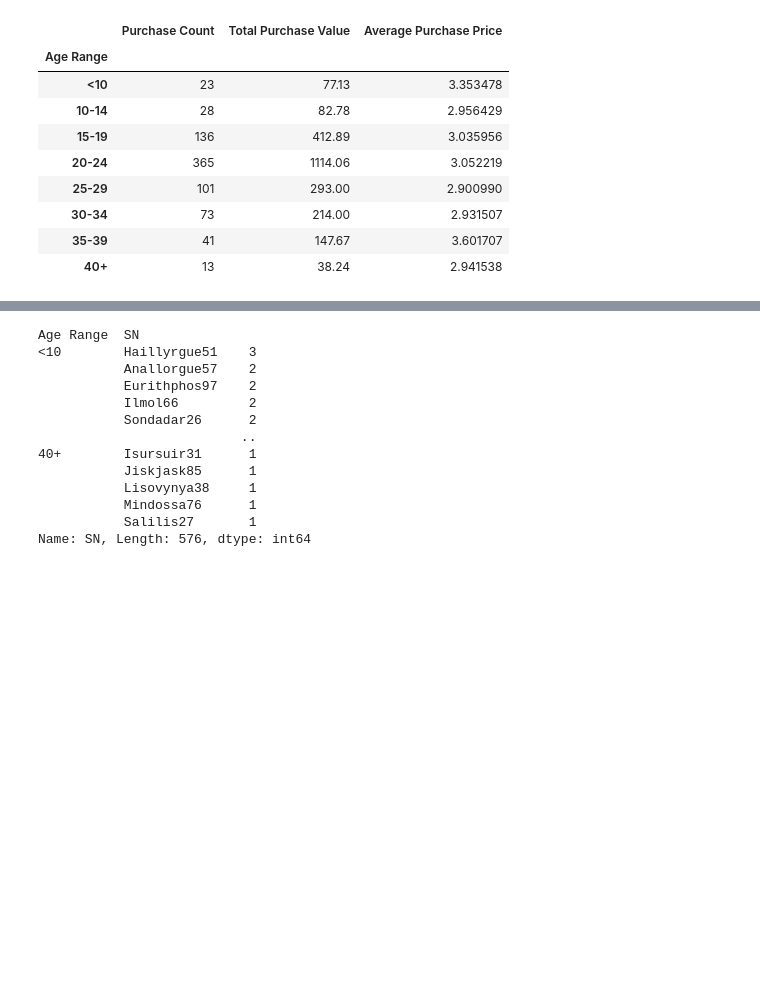
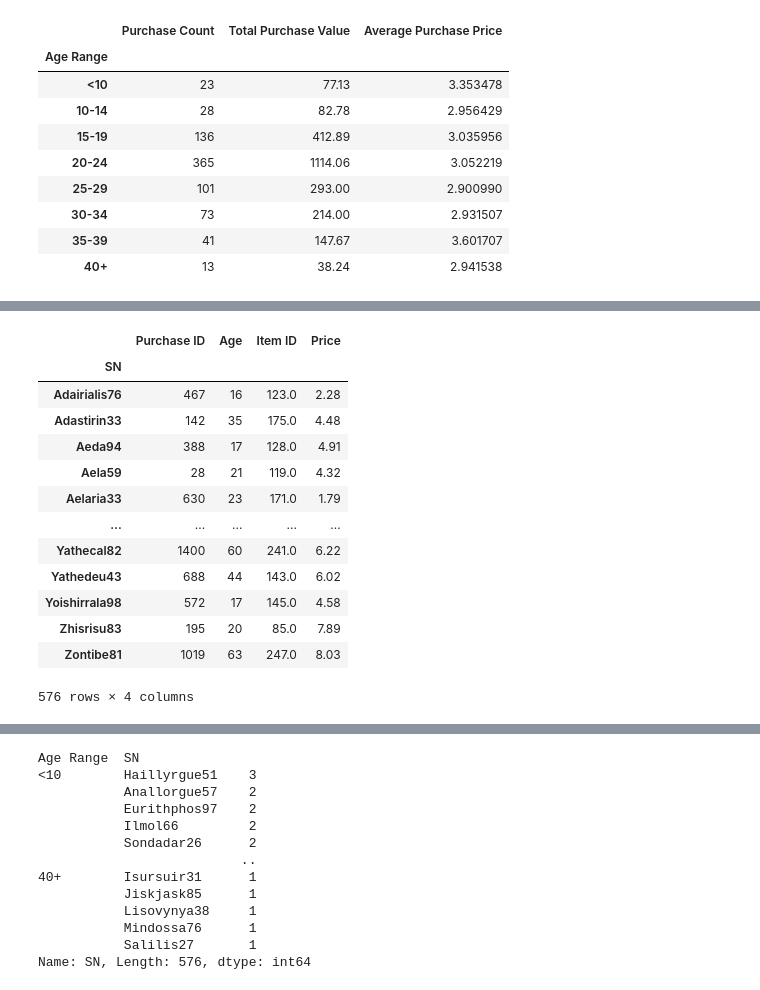
Before and after one commit to Navilongo/Video-Game-DLC-Analytics, a Jupyter notebook: HeroesOfPymoli/Heroes_code.ipynb, the cells around one changed output, grey strips where cells are left out. Drawn from its saved outputs; the diff is of its cells as text; code cells hidden in the pictures; blank space fills up the shorter version.

```diff
--- a/HeroesOfPymoli/Heroes_code.ipynb
+++ b/HeroesOfPymoli/Heroes_code.ipynb
@@ -335,0 +369,18 @@ pd.concat([purchase_count_range, purchase_value_range,average_price_range], axis
+# %%
+each_sn_purchase = index_unique_players.sum()
+each_sn_purchase
+# %% [output]
+|  | Purchase ID | Age | Item ID | Price |
+| SN |  |  |  |  |
+| Adairialis76 | 467 | 16 | 123.0 | 2.28 |
+| Adastirin33 | 142 | 35 | 175.0 | 4.48 |
+| Aeda94 | 388 | 17 | 128.0 | 4.91 |
+| Aela59 | 28 | 21 | 119.0 | 4.32 |
+| Aelaria33 | 630 | 23 | 171.0 | 1.79 |
+| ... | ... | ... | ... | ... |
+| Yathecal82 | 1400 | 60 | 241.0 | 6.22 |
+| Yathedeu43 | 688 | 44 | 143.0 | 6.02 |
+| Yoishirrala98 | 572 | 17 | 145.0 | 4.58 |
+| Zhisrisu83 | 195 | 20 | 85.0 | 7.89 |
+| Zontibe81 | 1019 | 63 | 247.0 | 8.03 |
+576 rows × 4 columns
```
Also changed, not shown: parts of 4 cells of this notebook.
